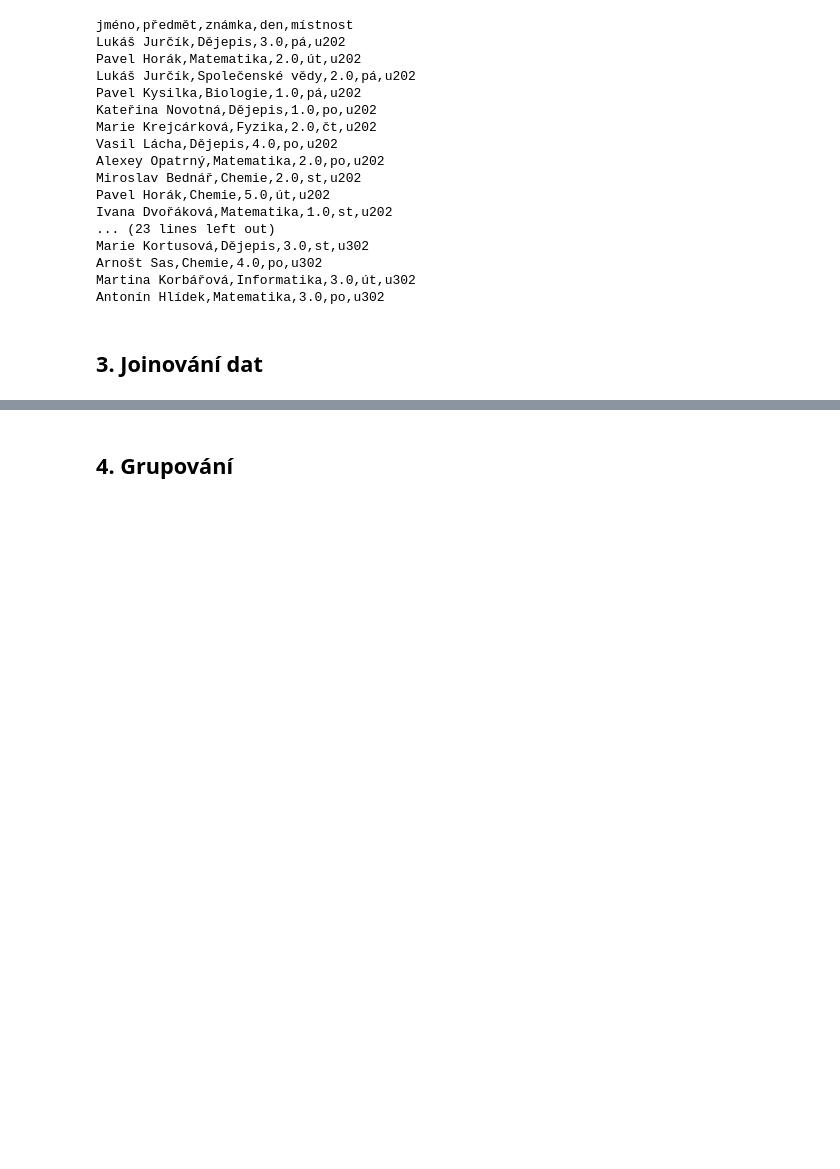
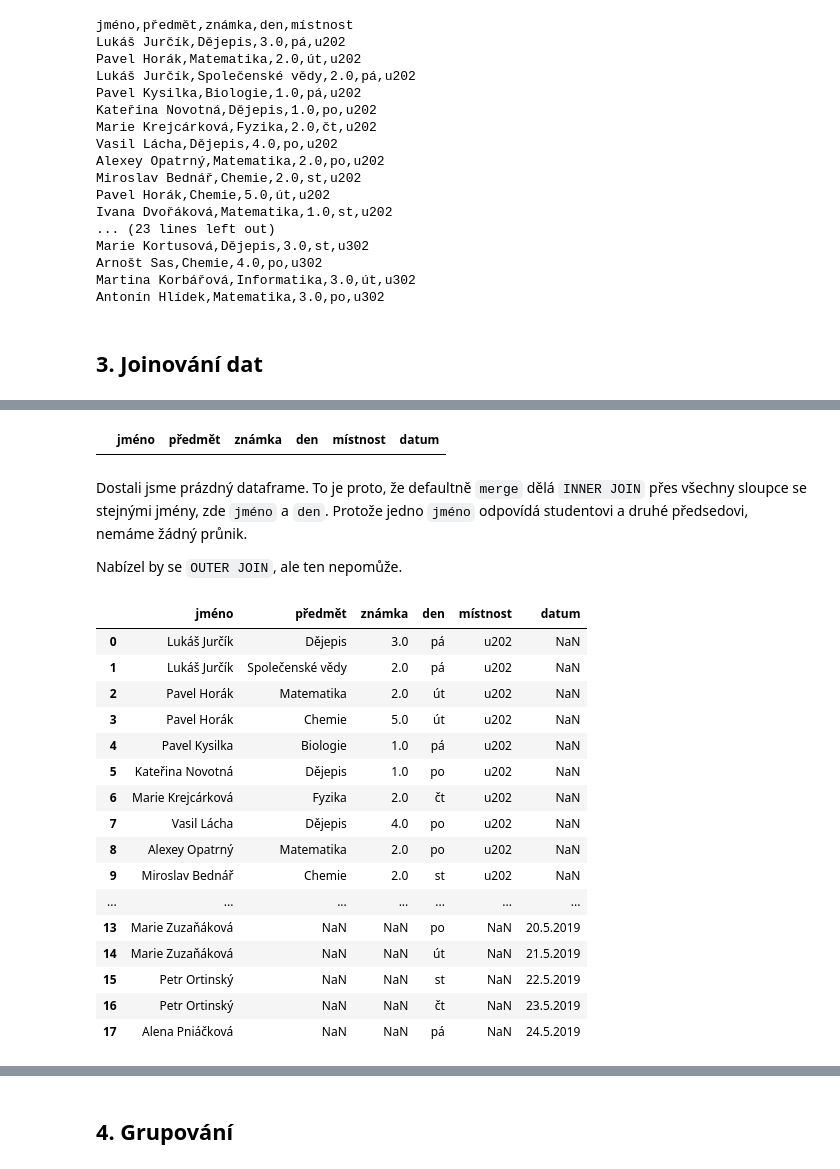
Before and after one commit to tomaskala/pandas-intro, a Jupyter notebook: lekce02_agregace/lekce.ipynb, the cells around one changed output, grey strips where cells are left out. Saved outputs shown, nothing was run; the diff lists cells and outputs as text; code cells hidden in the pictures; blank space fills up the shorter version.

```diff
--- a/lekce02_agregace/lekce.ipynb
+++ b/lekce02_agregace/lekce.ipynb
@@ -396,0 +408,3 @@ Antonín Hlídek,Matematika,3.0,po,u302
+# %%
+preds = pandas.read_csv("predsedajici.csv", encoding="utf-8")
+preds
@@ -396,0 +437,30 @@ Antonín Hlídek,Matematika,3.0,po,u302
+# %%
+test = pandas.merge(u202, preds)
+test
+# %% [output]
+|  | jméno | předmět | známka | den | místnost | datum |
+# %% [markdown]
+Dostali jsme prázdný dataframe. To je proto, že defaultně `merge` dělá `INNER JOIN` přes všechny sloupce se stejnými jmény, zde `jméno` a `den`. Protože jedno `jméno` odpovídá studentovi a druhé předsedovi, nemáme žádný průnik.
+
+Nabízel by se `OUTER JOIN`, ale ten nepomůže.
+# %%
+test = pandas.merge(u202, preds, how="outer")
+test
+# %% [output]
+|  | jméno | předmět | známka | den | místnost | datum |
+| 0 | Lukáš Jurčík | Dějepis | 3.0 | pá | u202 | NaN |
+| 1 | Lukáš Jurčík | Společenské vědy | 2.0 | pá | u202 | NaN |
+| 2 | Pavel Horák | Matematika | 2.0 | út | u202 | NaN |
+| 3 | Pavel Horák | Chemie | 5.0 | út | u202 | NaN |
+| 4 | Pavel Kysilka | Biologie | 1.0 | pá | u202 | NaN |
+| 5 | Kateřina Novotná | Dějepis | 1.0 | po | u202 | NaN |
+| 6 | Marie Krejcárková | Fyzika | 2.0 | čt | u202 | NaN |
+| 7 | Vasil Lácha | Dějepis | 4.0 | po | u202 | NaN |
+| 8 | Alexey Opatrný | Matematika | 2.0 | po | u202 | NaN |
+| 9 | Miroslav Bednář | Chemie | 2.0 | st | u202 | NaN |
+| ... | ... | ... | ... | ... | ... | ... |
+| 13 | Marie Zuzaňáková | NaN | NaN | po | NaN | 20.5.2019 |
+| 14 | Marie Zuzaňáková | NaN | NaN | út | NaN | 21.5.2019 |
+| 15 | Petr Ortinský | NaN | NaN | st | NaN | 22.5.2019 |
+| 16 | Petr Ortinský | NaN | NaN | čt | NaN | 23.5.2019 |
+| 17 | Alena Pniáčková | NaN | NaN | pá | NaN | 24.5.2019 |
```
Also changed, not shown: parts of 13 cells of this notebook, 3 other files.
